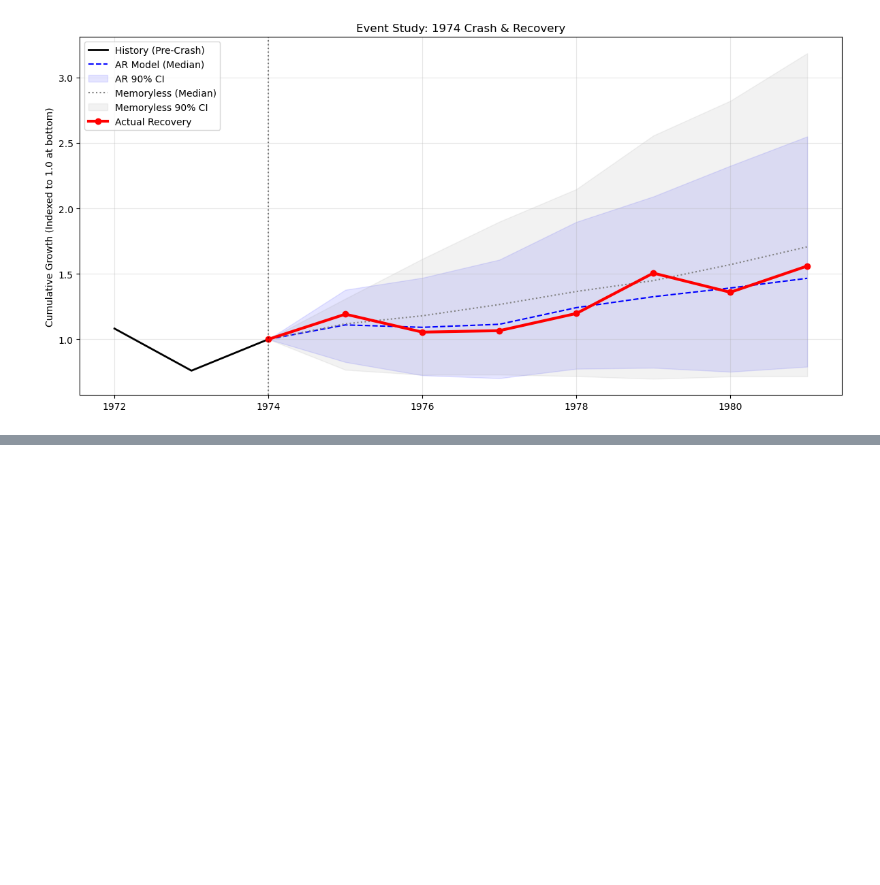
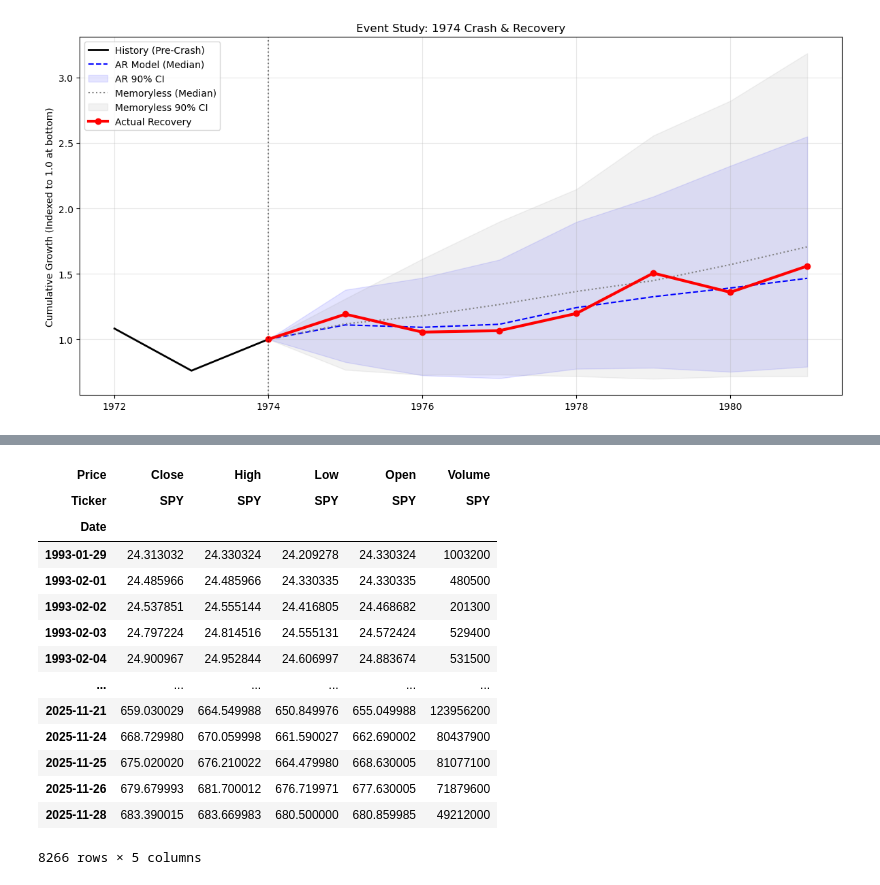
Before and after one commit to fountainheadpro/retirement_planning, a Jupyter notebook: ar_investigation.ipynb, the cells around one changed output, grey strips where cells are left out. Saved outputs shown, nothing was run; the diff lists cells and outputs as text; code cells hidden in the pictures; blank space fills up the shorter version.

Commit message:
moving to preloaded data which includes divideds reinvestment

```diff
--- a/ar_investigation.ipynb
+++ b/ar_investigation.ipynb
@@ -165,0 +283,24 @@ Analyzing 1974 Crash...
+# %%
+ticker = "SPY"
+end_date = datetime.date.today()
+start_date = end_date - datetime.timedelta(days=50 * 365)
+
+data = yf.download(ticker, start=start_date, end=end_date, progress=False, auto_adjust=True)
+# %%
+data
+# %% [output]
+| Price | Close | High | Low | Open | Volume |
+| Ticker | SPY | SPY | SPY | SPY | SPY |
+| Date |  |  |  |  |  |
+| 1993-01-29 | 24.313032 | 24.330324 | 24.209278 | 24.330324 | 1003200 |
+| 1993-02-01 | 24.485966 | 24.485966 | 24.330335 | 24.330335 | 480500 |
+| 1993-02-02 | 24.537851 | 24.555144 | 24.416805 | 24.468682 | 201300 |
+| 1993-02-03 | 24.797224 | 24.814516 | 24.555131 | 24.572424 | 529400 |
+| 1993-02-04 | 24.900967 | 24.952844 | 24.606997 | 24.883674 | 531500 |
+| ... | ... | ... | ... | ... | ... |
+| 2025-11-21 | 659.030029 | 664.549988 | 650.849976 | 655.049988 | 123956200 |
+| 2025-11-24 | 668.729980 | 670.059998 | 661.590027 | 662.690002 | 80437900 |
+| 2025-11-25 | 675.020020 | 676.210022 | 664.479980 | 668.630005 | 81077100 |
+| 2025-11-26 | 679.679993 | 681.700012 | 676.719971 | 677.630005 | 71879600 |
+| 2025-11-28 | 683.390015 | 683.669983 | 680.500000 | 680.859985 | 49212000 |
+8266 rows × 5 columns
```
Also changed, not shown: parts of 21 cells of this notebook, 3 other files.
